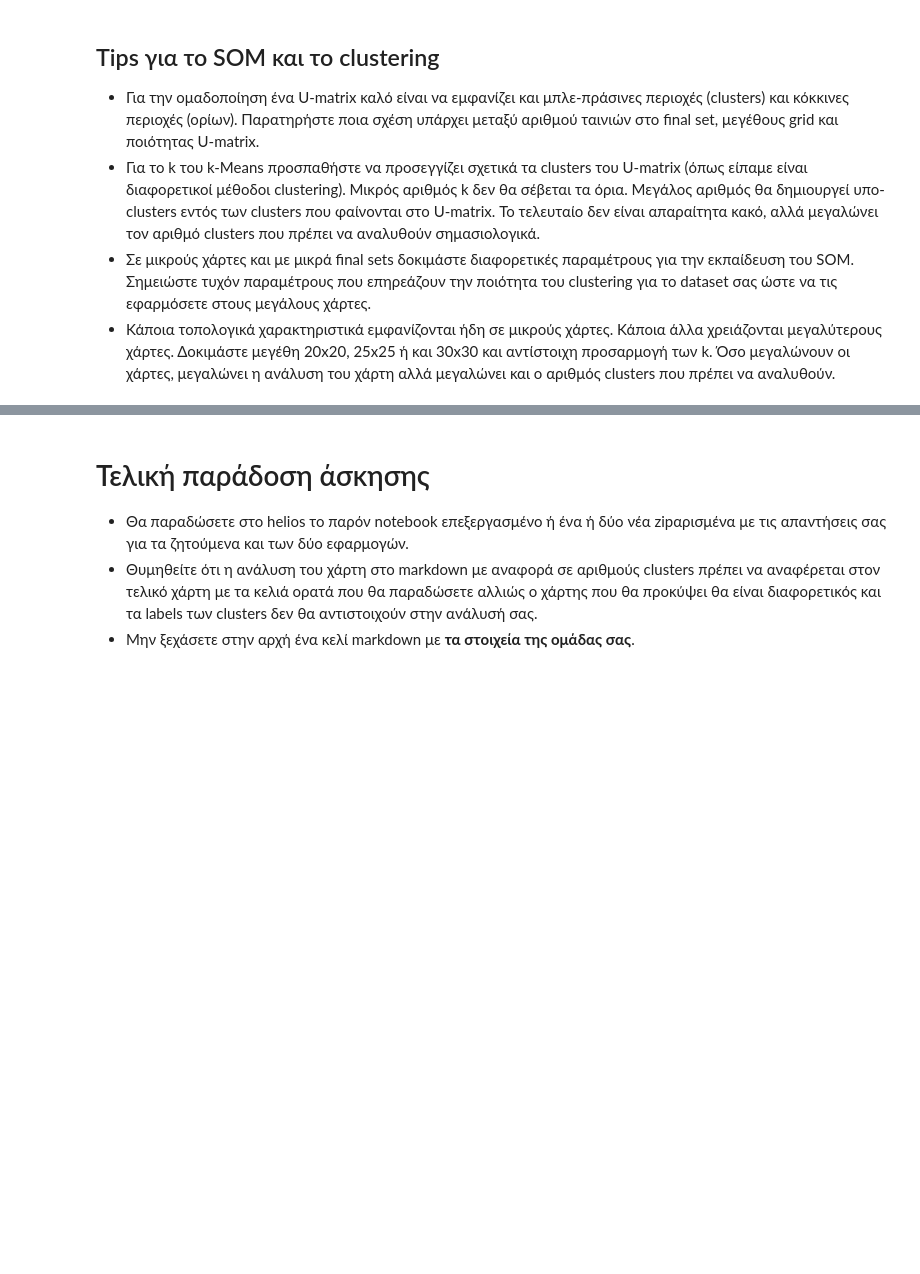
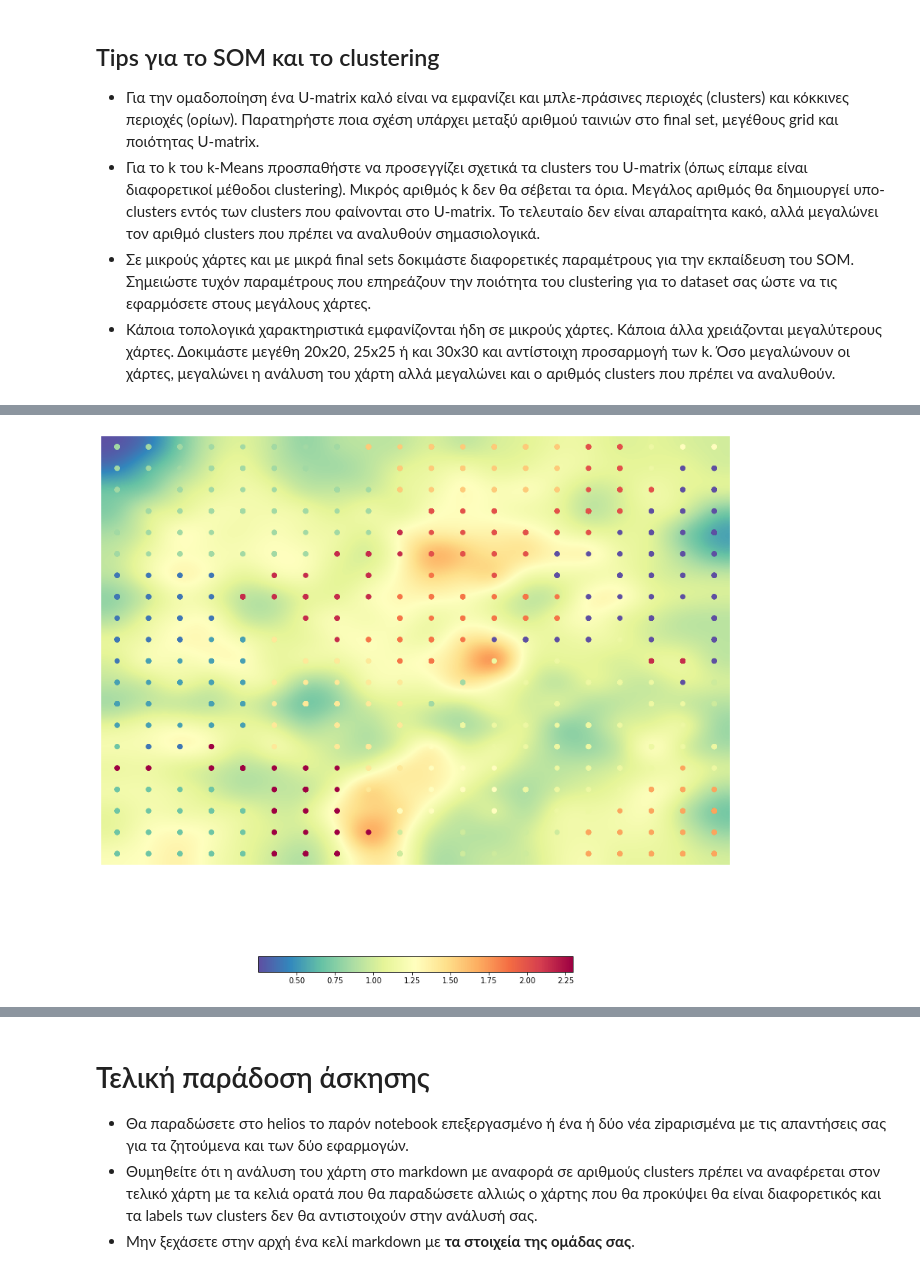
Before and after one commit to michalakos/neural-networks-ntua, a Jupyter notebook: Lab2/NN_Lab2.ipynb, the cells around one changed output, grey strips where cells are left out. Cells and saved outputs as stored; diff of their text form; code cells hidden in the pictures; blank space fills up the shorter version.

```diff
--- a/Lab2/NN_Lab2.ipynb
+++ b/Lab2/NN_Lab2.ipynb
@@ -1467,0 +1859,4 @@ Overall Cluster Genres stats:
+# %%
+som_20.view_umatrix(bestmatches=True, colorbar=True, figsize=(15, 15))
+# %% [output]
+[figure, added]
```
Also changed, not shown: parts of 150 cells of this notebook.
